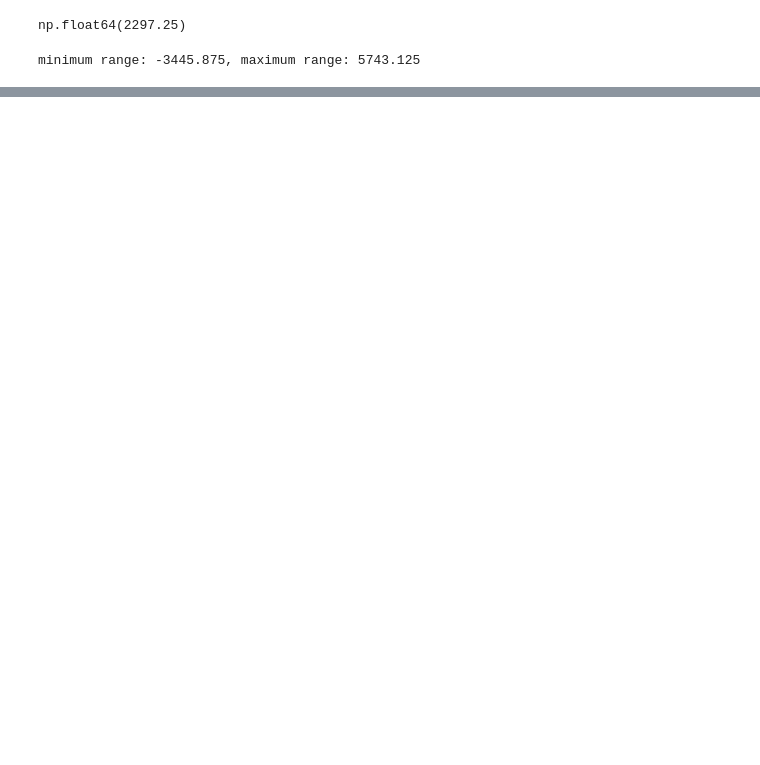
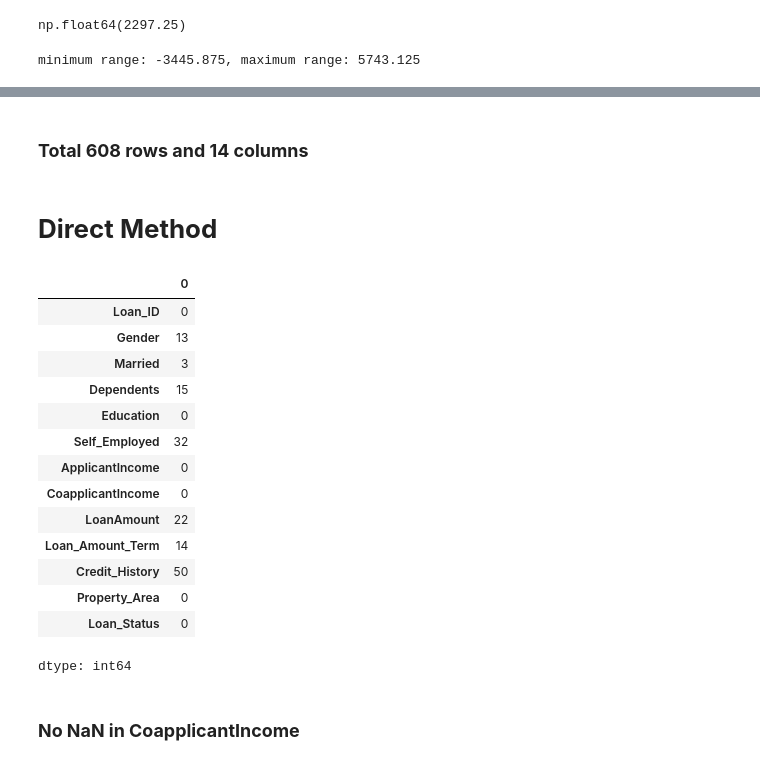
Before and after one commit to Ahiraf/Data_Science_Basics, a Jupyter notebook: 16_RemovingOutliers.ipynb, the cells around one changed output, grey strips where cells are left out. Saved outputs shown, nothing was run; the diff lists cells and outputs as text; code cells hidden in the pictures; blank space fills up the shorter version.

```diff
--- a/16_RemovingOutliers.ipynb
+++ b/16_RemovingOutliers.ipynb
@@ -55,0 +124,24 @@ minimum range: -3445.875, maximum range: 5743.125
+# %% [markdown]
+### **Total 608 rows and 14 columns**
+# %% [markdown]
+# **Direct Method**
+# %%
+dataset.isnull().sum()
+# %% [output]
+|  | 0 |
+| Loan_ID | 0 |
+| Gender | 13 |
+| Married | 3 |
+| Dependents | 15 |
+| Education | 0 |
+| Self_Employed | 32 |
+| ApplicantIncome | 0 |
+| CoapplicantIncome | 0 |
+| LoanAmount | 22 |
+| Loan_Amount_Term | 14 |
+| Credit_History | 50 |
+| Property_Area | 0 |
+| Loan_Status | 0 |
+dtype: int64
+# %% [markdown]
+### **No NaN in CoapplicantIncome**
```
Also changed, not shown: parts of 14 cells of this notebook.
